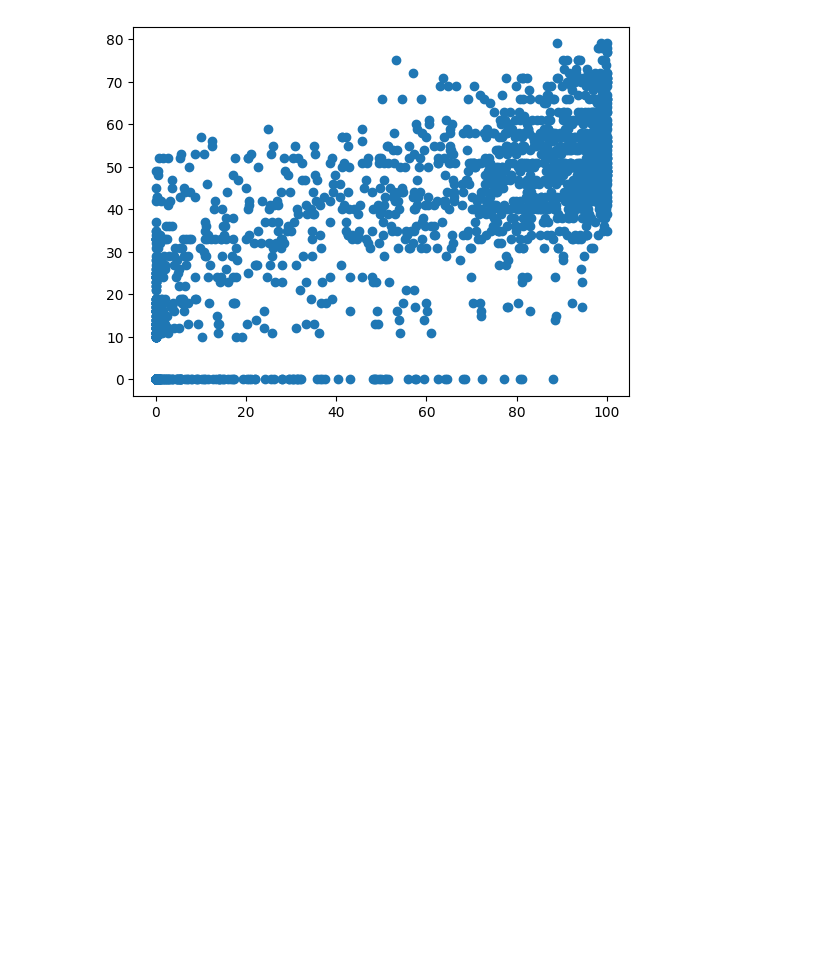
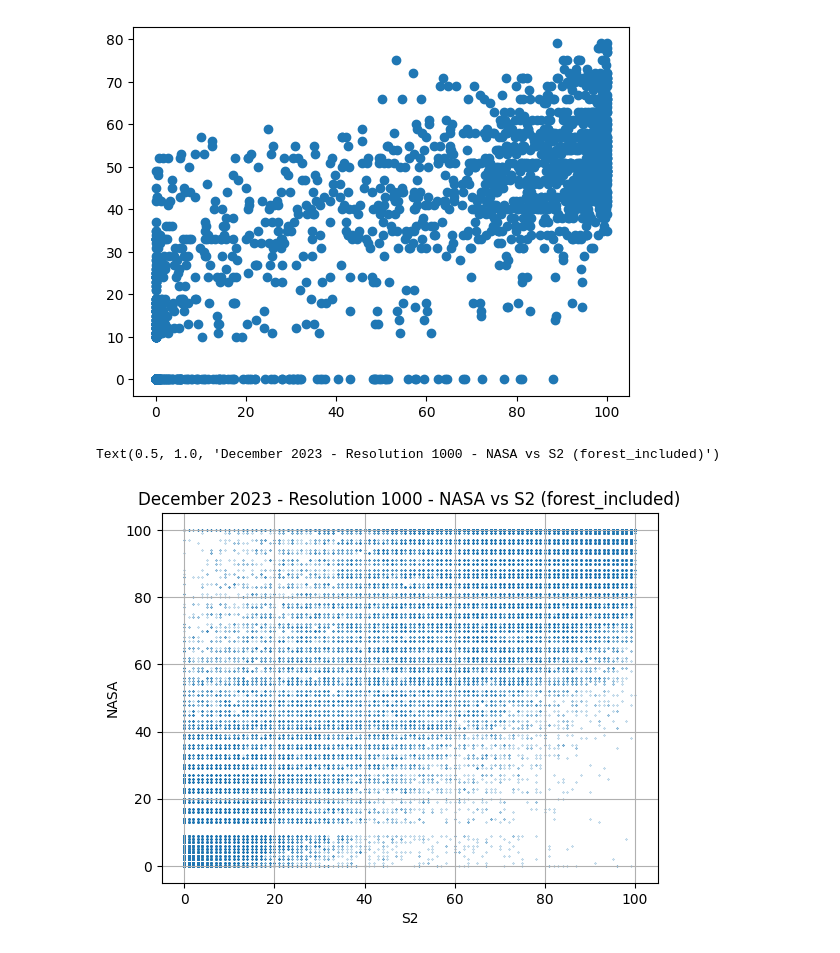
Before and after one commit to nicolaimpe/viirsnow, a Jupyter notebook: notebooks/scatter_plot.ipynb, the cells around one changed output. Saved outputs shown, nothing was run; the diff lists cells and outputs as text; code cells hidden in the pictures; blank space fills up the shorter version.

```diff
--- a/notebooks/scatter_plot.ipynb
+++ b/notebooks/scatter_plot.ipynb
@@ -299,0 +335,18 @@ plt.scatter(s2_data, viirs_masked)
+# %%
+nasa = nasa_pseudo_l3_time_series.sel(time=common_days).sel(time='2023-12')
+s2 = s2_time_series.sel(time=common_days).sel(time='2023-12')
+nasa_mask = nasa.data_vars['snow_cover_fraction']<=100
+s2_mask = s2.data_vars['snow_cover_fraction']<=100
+union_mask = nasa_mask & s2_mask
+nasa = nasa.data_vars['snow_cover_fraction'].where(union_mask)
+s2 = s2.data_vars['snow_cover_fraction'].where(union_mask)
+
+fig, ax = plt.subplots()
+ax.scatter(s2, nasa, s=0.05)
+ax.set_xlabel('S2')
+ax.set_ylabel('NASA')
+ax.grid(True)
+ax.set_title(f'December 2023 - Resolution {resolution} - NASA vs S2 (forest_included)')
+# %% [output]
+Text(0.5, 1.0, 'December 2023 - Resolution 1000 - NASA vs S2 (forest_included)')
+[figure, added]
```
Also changed, not shown: parts of 5 cells of this notebook, 5 other files.
